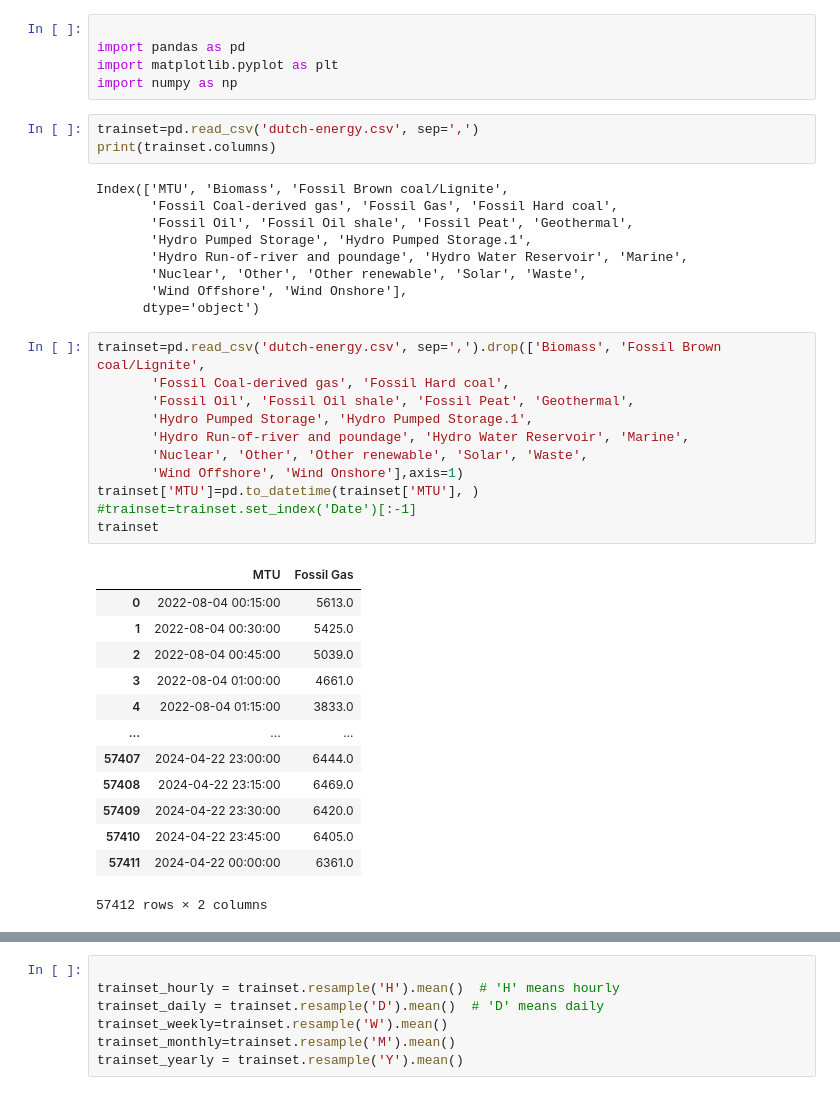
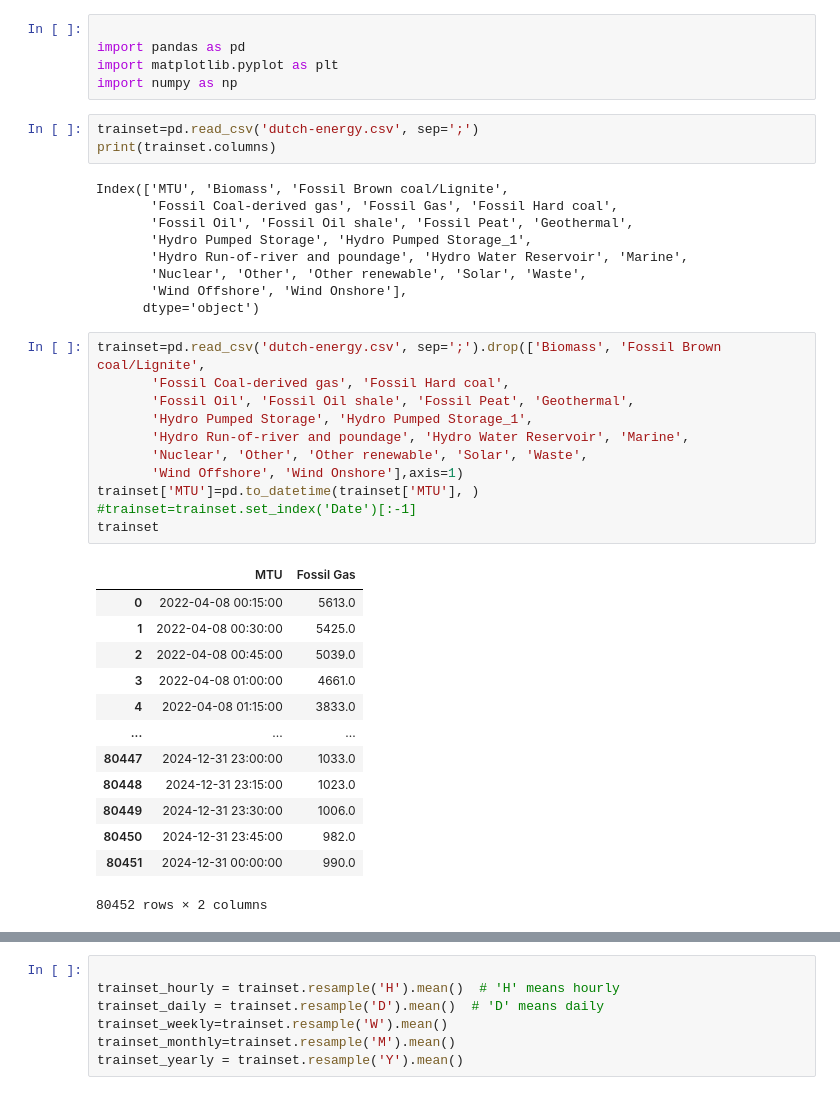
Before and after one commit to mareseugene/Notebook-Analyse-s-ries-temporelles, a Jupyter notebook: Untitled-1.ipynb, the cells around one changed output, grey strips where cells are left out. Cells and saved outputs as stored; diff of their text form.

```diff
--- a/Untitled-1.ipynb
+++ b/Untitled-1.ipynb
@@ -4,41 +4,41 @@ import pandas as pd
 import matplotlib.pyplot as plt
 import numpy as np
 # %%
-trainset=pd.read_csv('dutch-energy.csv', sep=',')
+trainset=pd.read_csv('dutch-energy.csv', sep=';')
 print(trainset.columns)
 # %% [output]
 Index(['MTU', 'Biomass', 'Fossil Brown coal/Lignite',
        'Fossil Coal-derived gas', 'Fossil Gas', 'Fossil Hard coal',
        'Fossil Oil', 'Fossil Oil shale', 'Fossil Peat', 'Geothermal',
-       'Hydro Pumped Storage', 'Hydro Pumped Storage.1',
+       'Hydro Pumped Storage', 'Hydro Pumped Storage_1',
        'Hydro Run-of-river and poundage', 'Hydro Water Reservoir', 'Marine',
        'Nuclear', 'Other', 'Other renewable', 'Solar', 'Waste',
        'Wind Offshore', 'Wind Onshore'],
       dtype='object')
 # %%
-trainset=pd.read_csv('dutch-energy.csv', sep=',').drop(['Biomass', 'Fossil Brown coal/Lignite',
+trainset=pd.read_csv('dutch-energy.csv', sep=';').drop(['Biomass', 'Fossil Brown coal/Lignite',
        'Fossil Coal-derived gas', 'Fossil Hard coal',
        'Fossil Oil', 'Fossil Oil shale', 'Fossil Peat', 'Geothermal',
-       'Hydro Pumped Storage', 'Hydro Pumped Storage.1',
+       'Hydro Pumped Storage', 'Hydro Pumped Storage_1',
        'Hydro Run-of-river and poundage', 'Hydro Water Reservoir', 'Marine',
        'Nuclear', 'Other', 'Other renewable', 'Solar', 'Waste',
        'Wind Offshore', 'Wind Onshore'],axis=1)
 trainset['MTU']=pd.to_datetime(trainset['MTU'], )
 #trainset=trainset.set_index('Date')[:-1]
 trainset
 # %% [output]
 |  | MTU | Fossil Gas |
-| 0 | 2022-08-04 00:15:00 | 5613.0 |
-| 1 | 2022-08-04 00:30:00 | 5425.0 |
-| 2 | 2022-08-04 00:45:00 | 5039.0 |
-| 3 | 2022-08-04 01:00:00 | 4661.0 |
-| 4 | 2022-08-04 01:15:00 | 3833.0 |
+| 0 | 2022-04-08 00:15:00 | 5613.0 |
+| 1 | 2022-04-08 00:30:00 | 5425.0 |
+| 2 | 2022-04-08 00:45:00 | 5039.0 |
+| 3 | 2022-04-08 01:00:00 | 4661.0 |
+| 4 | 2022-04-08 01:15:00 | 3833.0 |
 | ... | ... | ... |
-| 57407 | 2024-04-22 23:00:00 | 6444.0 |
-| 57408 | 2024-04-22 23:15:00 | 6469.0 |
-| 57409 | 2024-04-22 23:30:00 | 6420.0 |
-| 57410 | 2024-04-22 23:45:00 | 6405.0 |
-| 57411 | 2024-04-22 00:00:00 | 6361.0 |
+| 80447 | 2024-12-31 23:00:00 | 1033.0 |
+| 80448 | 2024-12-31 23:15:00 | 1023.0 |
+| 80449 | 2024-12-31 23:30:00 | 1006.0 |
+| 80450 | 2024-12-31 23:45:00 | 982.0 |
+| 80451 | 2024-12-31 00:00:00 | 990.0 |
-57412 rows × 2 columns
+80452 rows × 2 columns
 # %%
 testset=trainset.iloc[-50:]
```
Also changed, not shown: parts of 13 cells of this notebook, 2 other files.
